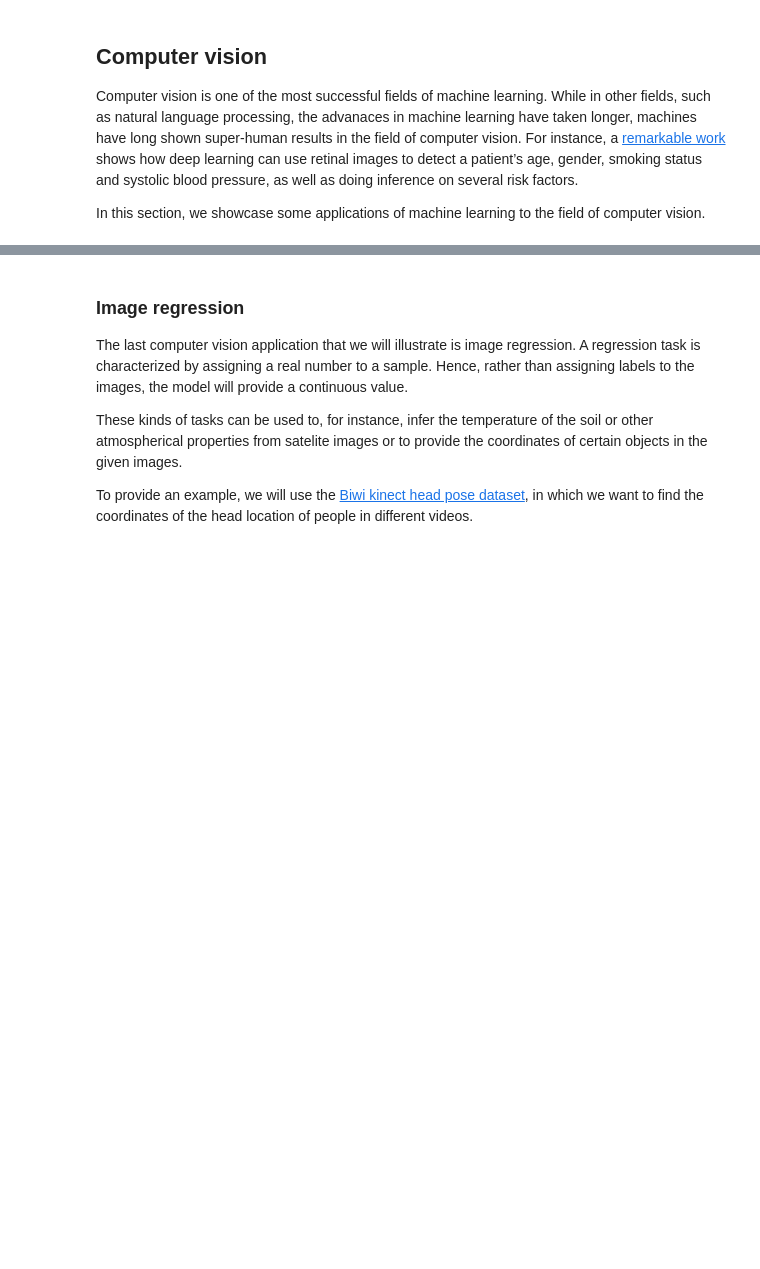
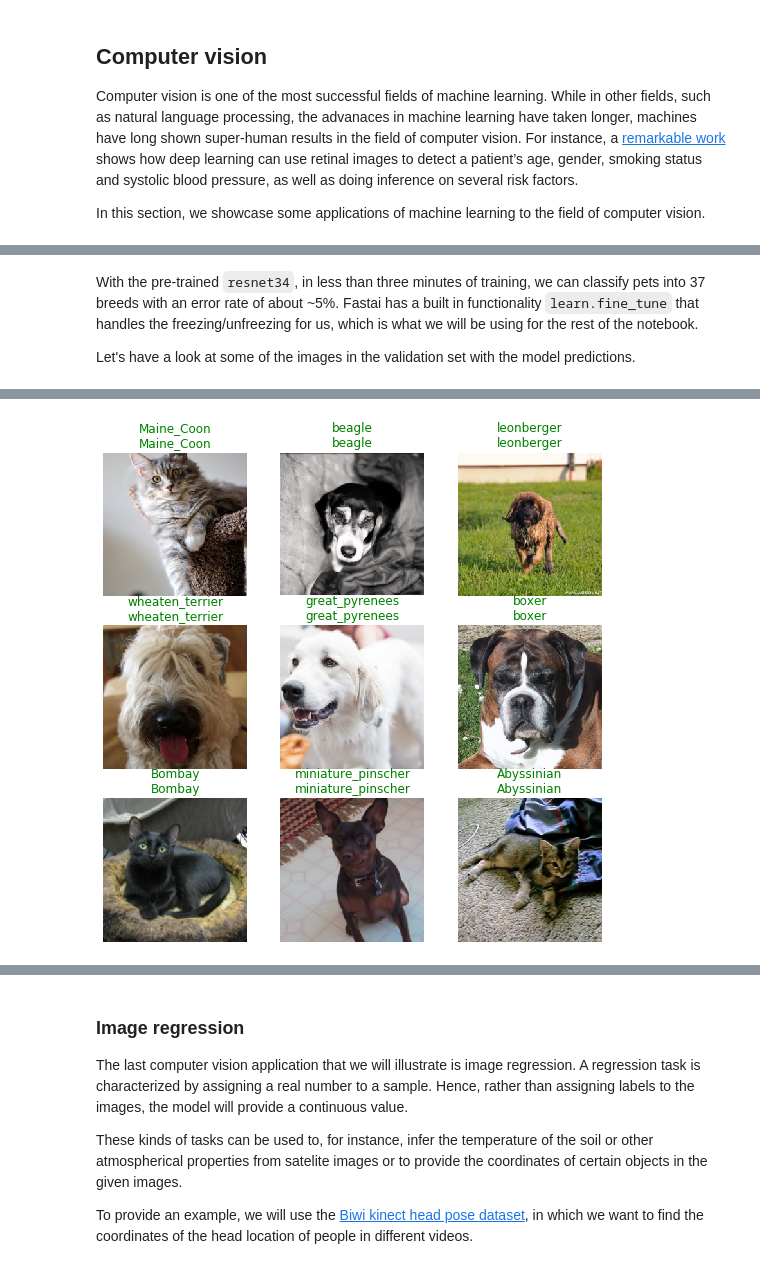
Before and after one commit to BorjaRequena/ML_applications, a Jupyter notebook: 00_core.ipynb, the cells around one changed output, grey strips where cells are left out. Saved outputs shown, nothing was run; the diff lists cells and outputs as text; code cells hidden in the pictures; blank space fills up the shorter version.

```diff
--- a/00_core.ipynb
+++ b/00_core.ipynb
@@ -37,0 +53,5 @@ learn.fine_tune(6, freeze_epochs=3)
+# %%
+learn.freeze()
+learn.fit_one_cycle(3, lr_max=1e-3, pct_start=0.99)
+learn.unfreeze()
+learn.fit_one_cycle(6, lr_max=slice(5e-6, 5e-4)) # Train first layers 100 times slower than last ones
@@ -37,0 +70,8 @@ learn.fine_tune(6, freeze_epochs=3)
+# %% [markdown]
+With the pre-trained `resnet34`, in less than three minutes of training, we can classify pets into 37 breeds with an error rate of about ~5%. Fastai has a built in functionality `learn.fine_tune` that handles the freezing/unfreezing for us, which is what we will be using for the rest of the notebook.
+
+Let's have a look at some of the images in the validation set with the model predictions.
+# %%
+#collapse_input
+learn.show_results()
+# %% [output]
@@ -37,0 +79 @@ learn.fine_tune(6, freeze_epochs=3)
+[figure, added]
```
Also changed, not shown: parts of 54 cells of this notebook, 11 other files.
